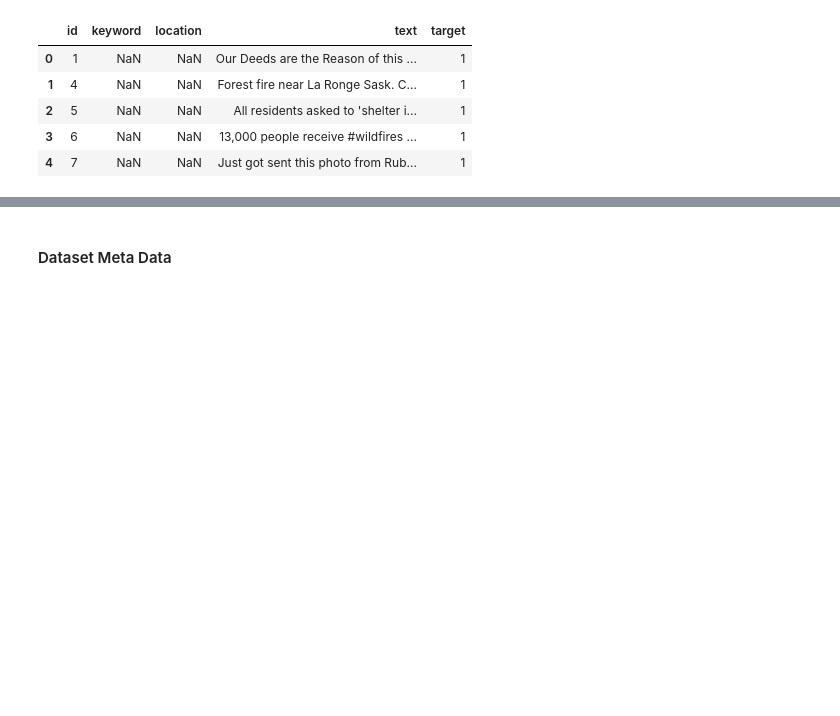
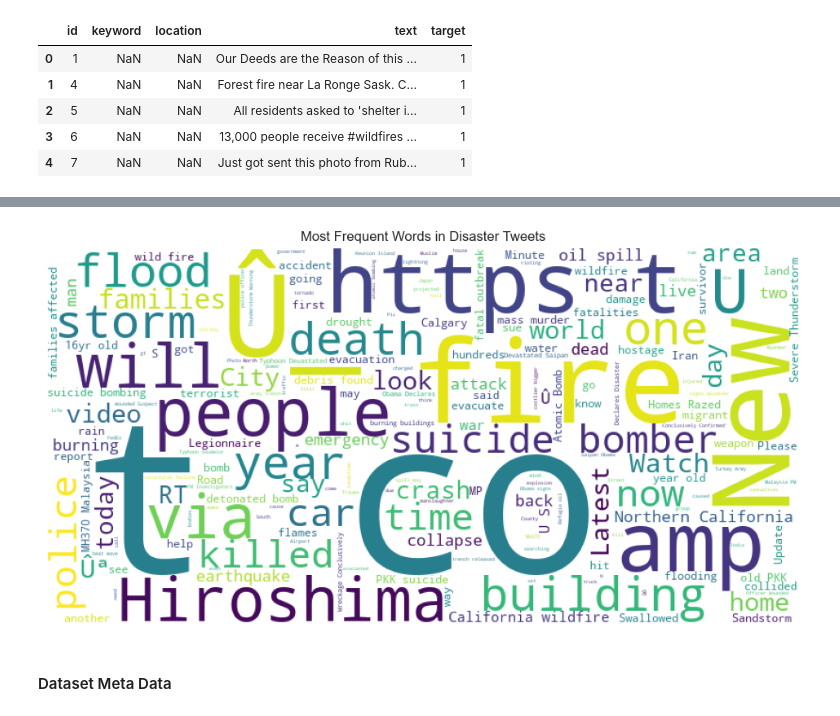
Before and after one commit to aishks14/disaster-tweet-classification-nlp, a Jupyter notebook: notebooks/01_data_exploration_EDA.ipynb, the cells around one changed output, grey strips where cells are left out. Drawn from its saved outputs; the diff is of its cells as text; code cells hidden in the pictures; blank space fills up the shorter version.

```diff
--- a/notebooks/01_data_exploration_EDA.ipynb
+++ b/notebooks/01_data_exploration_EDA.ipynb
@@ -91,3 +106,20 @@ df.head()
+# %%
+# WordCloud Visualization
+logger.info("Generating word cloud for disaster tweets...")
+disaster_text = " ".join(df[df["target"]==1]["text"])
+wordcloud = WordCloud(
+    width=800,
+    height=400,
+    background_color="white"
+).generate(disaster_text)
+plt.figure(figsize=(12, 6))
+plt.imshow(wordcloud)
+plt.axis("off")
+plt.title("Most Frequent Words in Disaster Tweets")
+plt.show()
+logger.info("Word cloud generated and displayed.")
+# %% [output]
+[figure, added]
 # %% [markdown]
 #### Dataset Meta Data
 # %%
```
Also changed, not shown: parts of 2 cells of this notebook, 2 other files.
